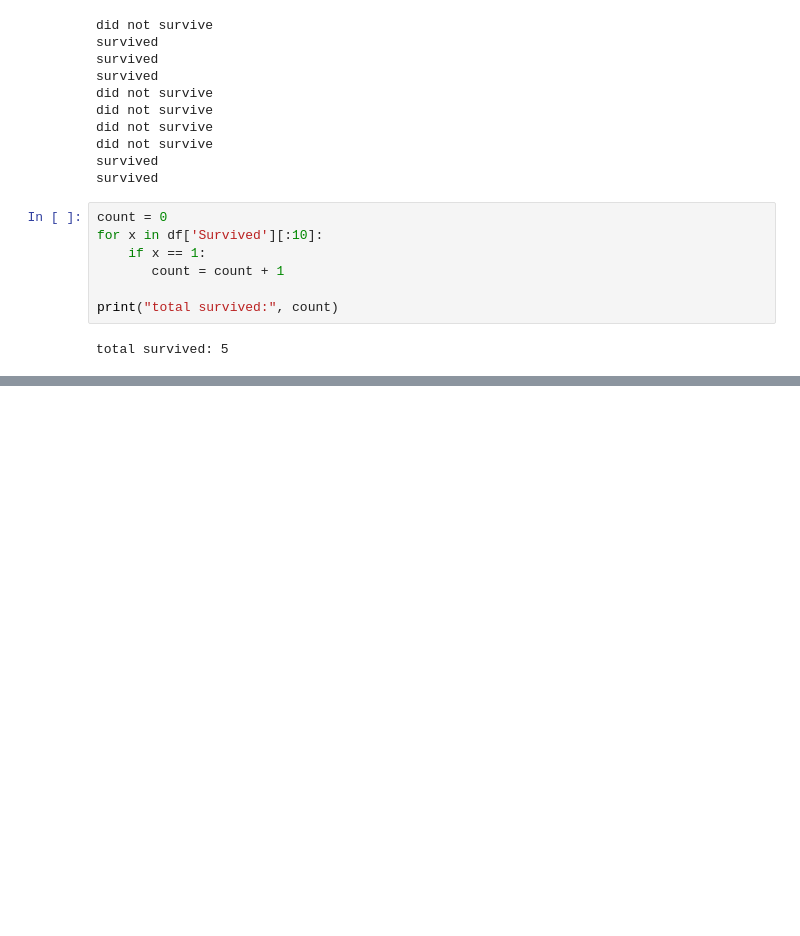
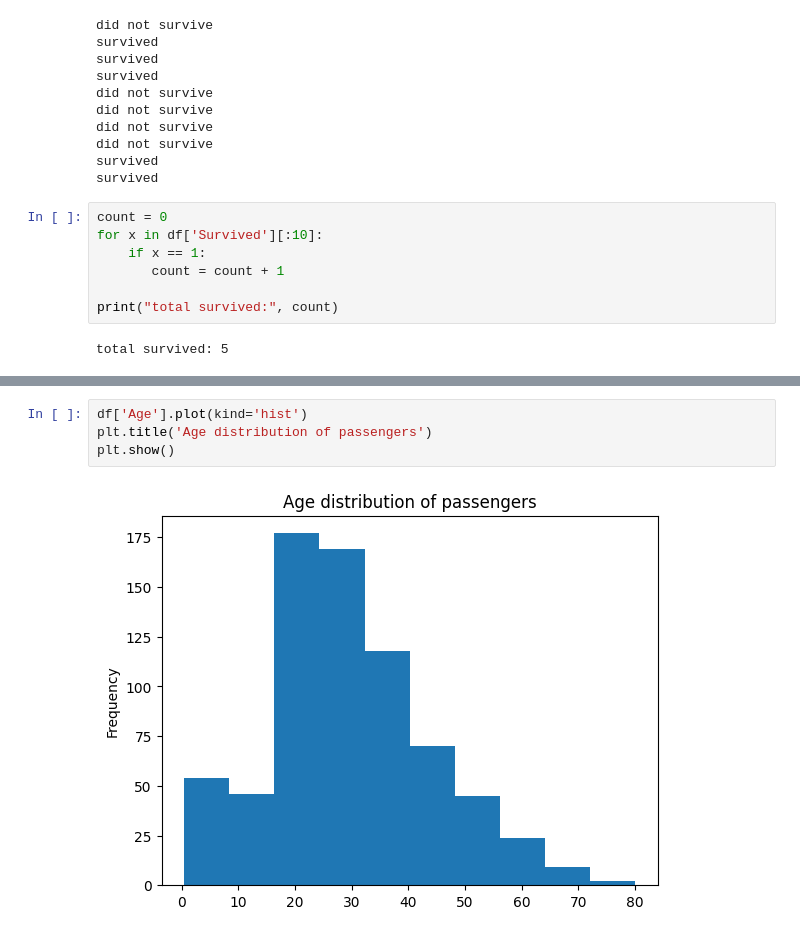
Before and after one commit to srishma11/ml-learning-journey, a Jupyter notebook: Untitled0.ipynb, the cells around one changed output, grey strips where cells are left out. Saved outputs shown, nothing was run; the diff lists cells and outputs as text; blank space fills up the shorter version.

```diff
--- a/Untitled0.ipynb
+++ b/Untitled0.ipynb
@@ -116,0 +124,6 @@ total survived: 5
+# %%
+df['Age'].plot(kind='hist')
+plt.title('Age distribution of passengers')
+plt.show()
+# %% [output]
+[figure, added]
```
Also changed, not shown: parts of 1 cell of this notebook.
